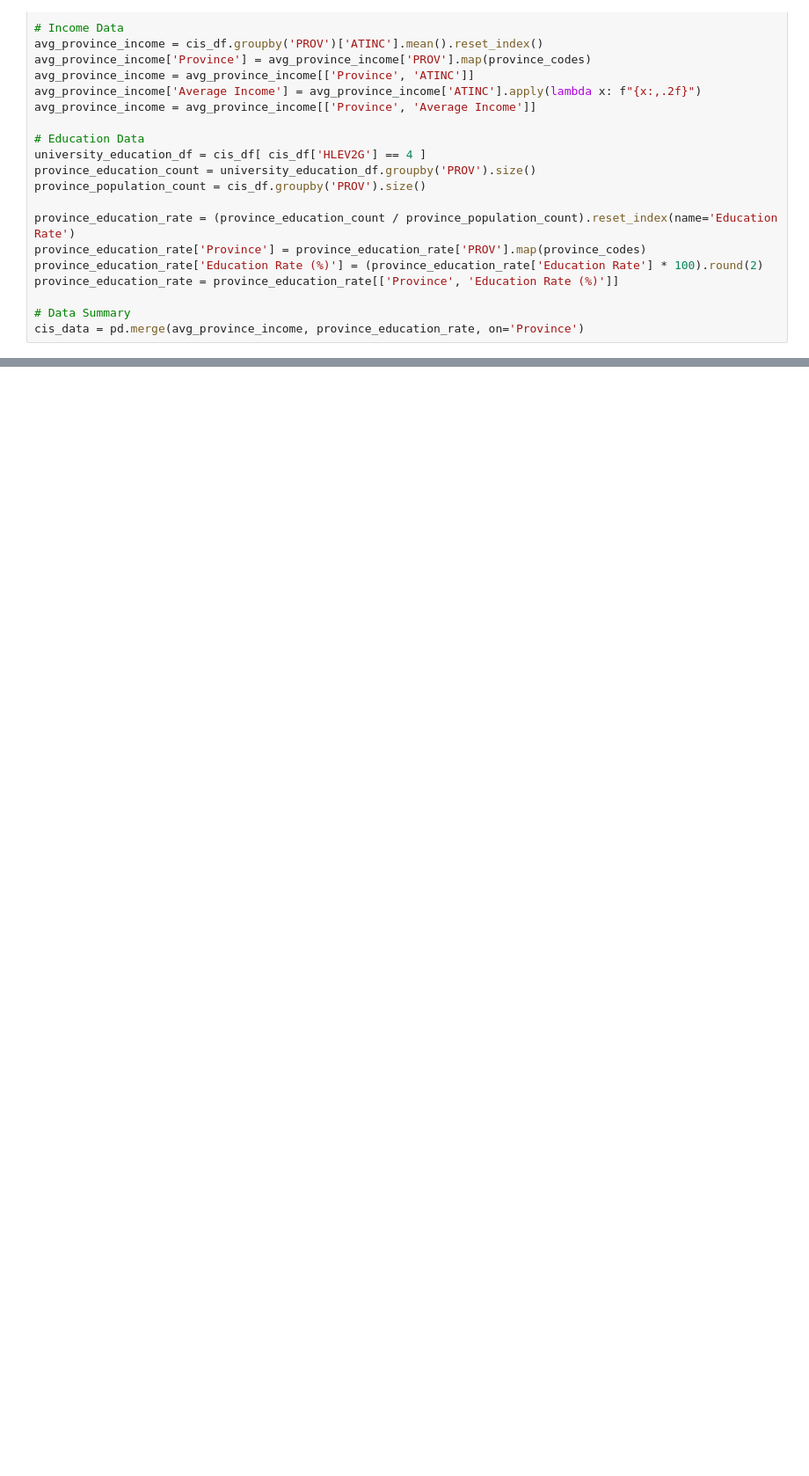
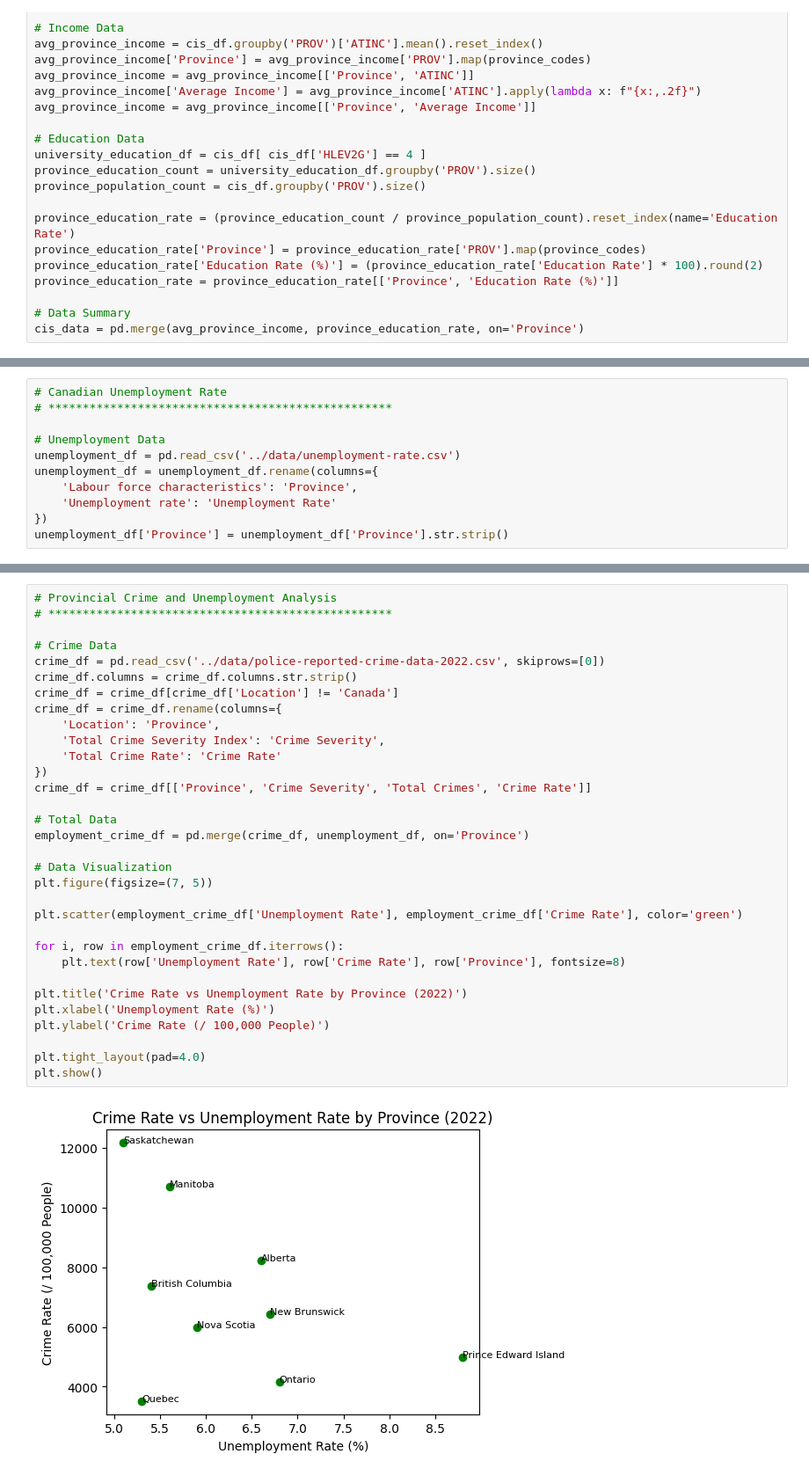
Before and after one commit to Skithan/BigDataProject, a Jupyter notebook: src/crime-analysis.ipynb, the cells around one changed output, grey strips where cells are left out. Shown at 88% size. Drawn from its saved outputs; the diff is of its cells as text; blank space fills up the shorter version.

```diff
--- a/src/crime-analysis.ipynb
+++ b/src/crime-analysis.ipynb
@@ -204,0 +163,11 @@ These findings indicate that a provincial-level analysis may not sufficiently ex
+# %%
+# Canadian Unemployment Rate
+# **************************************************
+
+# Unemployment Data
+unemployment_df = pd.read_csv('../data/unemployment-rate.csv')
+unemployment_df = unemployment_df.rename(columns={
+    'Labour force characteristics': 'Province',
+    'Unemployment rate': 'Unemployment Rate'
+})
+unemployment_df['Province'] = unemployment_df['Province'].str.strip()
@@ -204,0 +178,34 @@ These findings indicate that a provincial-level analysis may not sufficiently ex
+# %%
+# Provincial Crime and Unemployment Analysis
+# **************************************************
+
+# Crime Data
+crime_df = pd.read_csv('../data/police-reported-crime-data-2022.csv', skiprows=[0])
+crime_df.columns = crime_df.columns.str.strip()
+crime_df = crime_df[crime_df['Location'] != 'Canada']
+crime_df = crime_df.rename(columns={
+    'Location': 'Province',
+    'Total Crime Severity Index': 'Crime Severity',
+    'Total Crime Rate': 'Crime Rate'
+})
+crime_df = crime_df[['Province', 'Crime Severity', 'Total Crimes', 'Crime Rate']]
+
+# Total Data
+employment_crime_df = pd.merge(crime_df, unemployment_df, on='Province')
+
+# Data Visualization
+plt.figure(figsize=(7, 5))
+
+plt.scatter(employment_crime_df['Unemployment Rate'], employment_crime_df['Crime Rate'], color='green')
+
+for i, row in employment_crime_df.iterrows():
+    plt.text(row['Unemployment Rate'], row['Crime Rate'], row['Province'], fontsize=8)
+
+plt.title('Crime Rate vs Unemployment Rate by Province (2022)')
+plt.xlabel('Unemployment Rate (%)')
+plt.ylabel('Crime Rate (/ 100,000 People)')
+
+plt.tight_layout(pad=4.0)
+plt.show()
+# %% [output]
+[figure, added]
```
Also changed, not shown: parts of 21 cells of this notebook, 6 other files.
